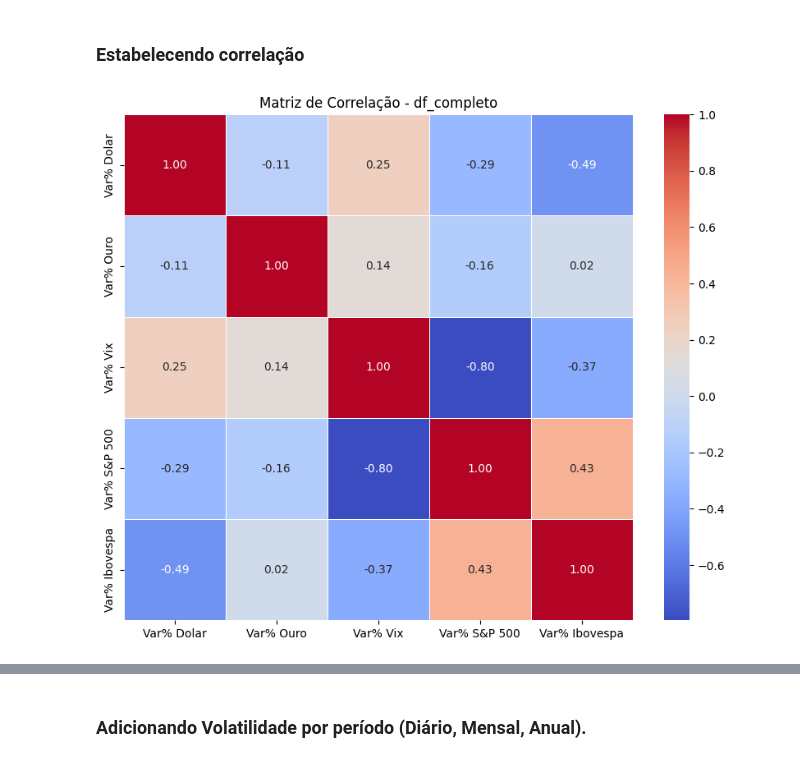
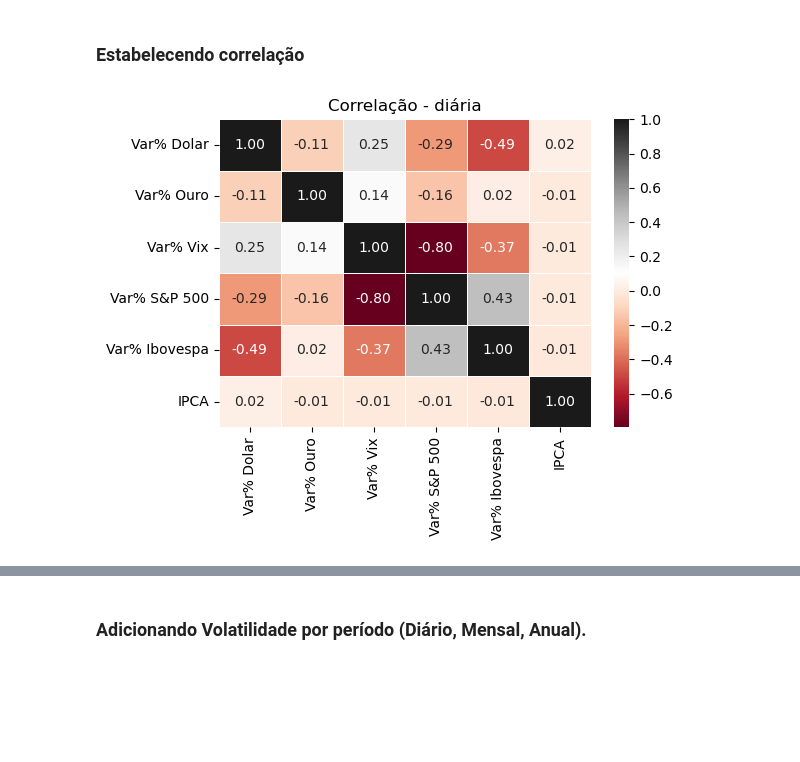
Before and after one commit to Ramon09-m/DESAFIO-ESTAGIO, a Jupyter notebook: riscos.ipynb, the cells around one changed output, grey strips where cells are left out. Drawn from its saved outputs; the diff is of its cells as text; code cells hidden in the pictures; blank space fills up the shorter version.

```diff
--- a/riscos.ipynb
+++ b/riscos.ipynb
@@ -19,4 +49,5 @@ dolar.columns = ['Data', 'Último Dolar', 'Abertura', 'Máxima', 'Mínima', 'Vol
 ouro.columns = ['Data', 'Último Ouro', 'Abertura', 'Máxima', 'Mínima', 'Vol.', 'Var% Ouro']
 vix.columns = ['Data', 'Último Vix', 'Abertura', 'Máxima', 'Mínima', 'Vol.', 'Var% Vix']
 sep.columns = ['Data', 'Último S&P 500', 'Abertura', 'Máxima', 'Mínima', 'Vol.', 'Var% S&P 500']
-ibov.columns = ['Data', 'Último Ibovespa', 'Abertura', 'Máxima', 'Mínima', 'Vol.', 'Var% Ibovespa']
+ibov.columns = ['Data', 'Último Ibovespa', 'Abertura', 'Máxima', 'Mínima', 'Vol.', 'Var% Ibovespa', "AnoMes"]
+ipca_diario_df
@@ -26,3 +71,4 @@ df_completo = pd.merge(dolar[['Data', 'Var% Dolar']], ouro[['Data', 'Var% Ouro']
 df_completo = pd.merge(df_completo, vix[['Data', 'Var% Vix']], on="Data", how="inner")
 df_completo = pd.merge(df_completo, sep[['Data', 'Var% S&P 500']], on="Data", how="inner")
 df_completo = pd.merge(df_completo, ibov[['Data', 'Var% Ibovespa']], on="Data", how="inner")
+df_completo = pd.merge(df_completo, ipca_diario_df[['Data', 'IPCA']], on="Data", how="inner")
@@ -45,26 +75,20 @@ df_completo
 # %%
 # Tirando sinal de %
 
-for i in df_completo.columns[1:]:
+for i in df_completo.columns[1:6]:
     df_completo[i] = pd.to_numeric(df_completo[i].str.replace('%', '', regex=False).str.replace(',', '.', regex=False),errors='coerce')
 # %%
 df = df_completo.copy()
 # %%
-df_completo["Ano"] = pd.to_datetime(df_completo['Data'], format='%d.%m.%Y').dt.year
+df_completo["Ano"] = pd.to_datetime(df_completo['Data']).dt.year
 df_completo = df_completo[df_completo["Ano"] < 2020]
 # %% [markdown]
 ### Estabelecendo correlação
 # %%
-import matplotlib.pyplot as plt
-import seaborn as sns
-
-# Calculando a correlação entre as colunas do DataFrame
-correlacao = df_completo[df_completo.columns[1:6]].corr()
-
-# Plotando a matriz de correlação com Seaborn
-plt.figure(figsize=(10, 8))
-sns.heatmap(correlacao, annot=True, cmap='coolwarm', fmt='.2f', linewidths=0.5)
-plt.title('Matriz de Correlação - df_completo')
+correlacao = df_completo[df_completo.columns[1:7]].corr()
+plt.figure(figsize=(6, 4))
+sns.heatmap(correlacao, annot=True, cmap='RdGy', fmt='.2f', linewidths=0.5)
+plt.title('Correlação - diária')
 plt.show()
 # %% [output]
-[figure, old version]
+[figure, new version]
```
Also changed, not shown: parts of 36 cells of this notebook, 10 other files.
